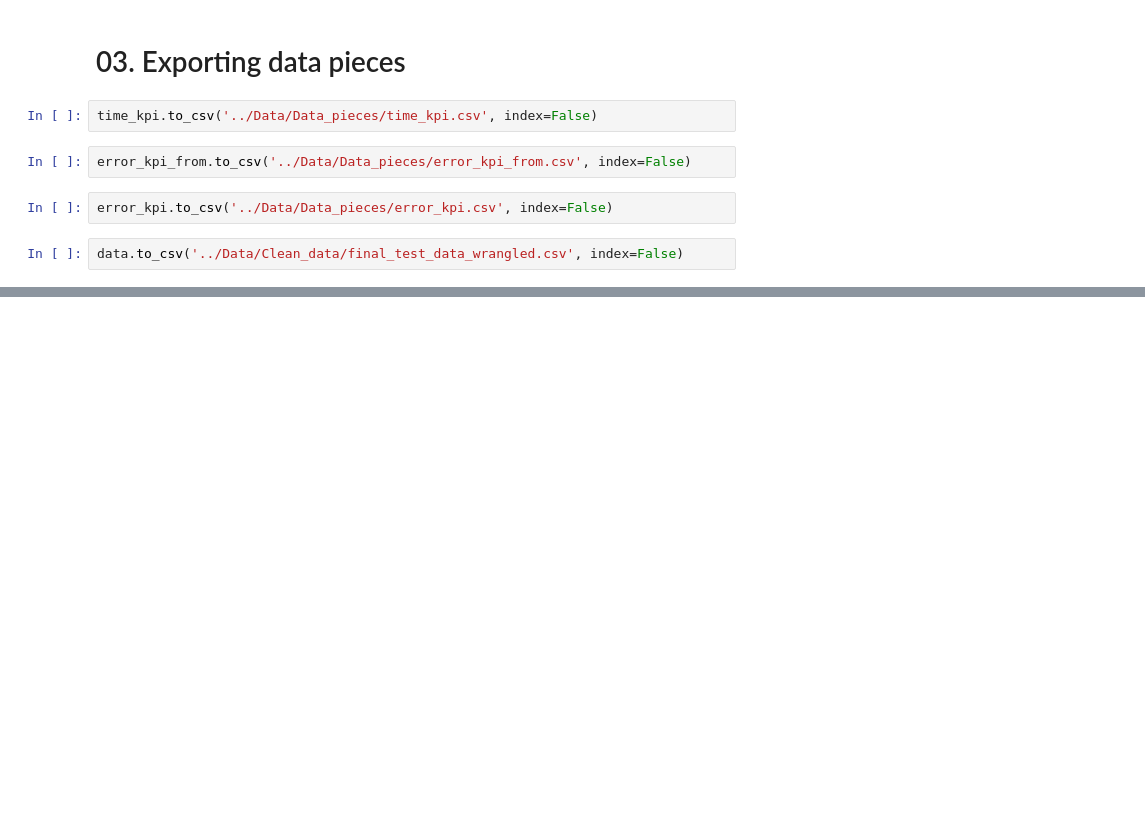
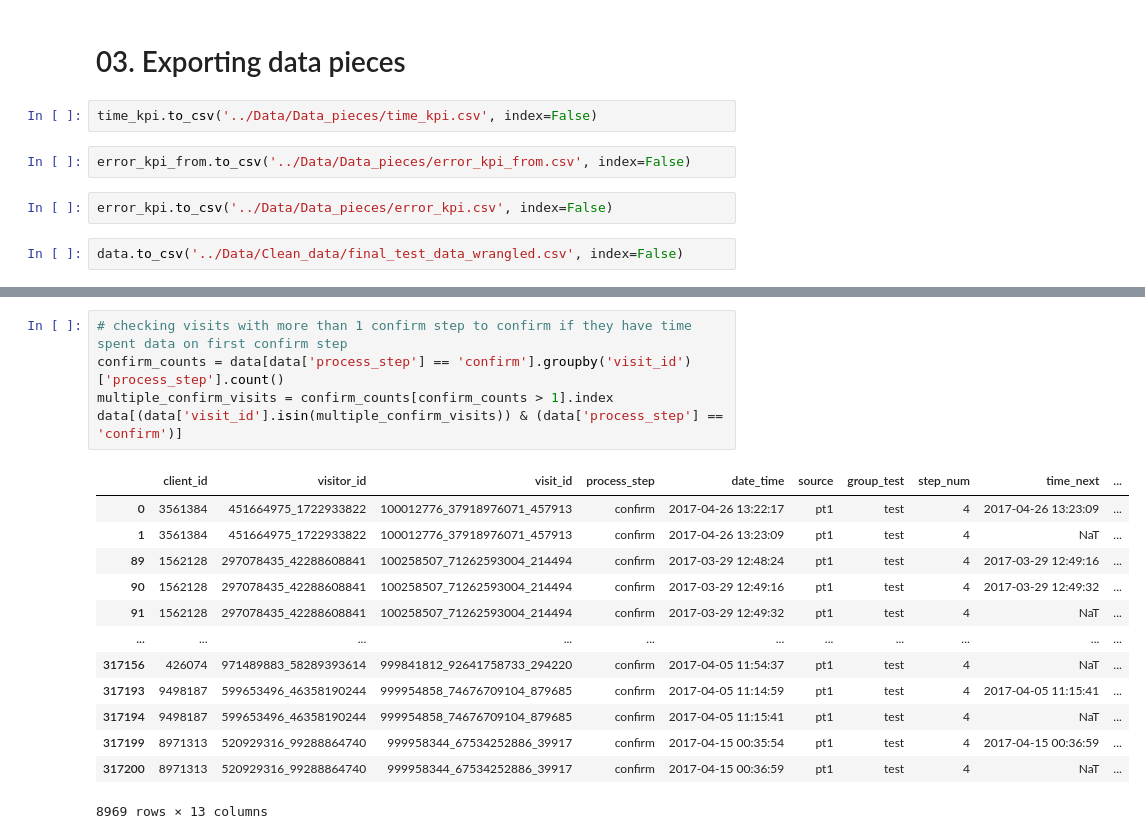
Before and after one commit to craftedbygaby/AB_testing, a Jupyter notebook: Python_script/KPI_2_3_exploration.ipynb, the cells around one changed output, grey strips where cells are left out. Saved outputs shown, nothing was run; the diff lists cells and outputs as text; blank space fills up the shorter version.

```diff
--- a/Python_script/KPI_2_3_exploration.ipynb
+++ b/Python_script/KPI_2_3_exploration.ipynb
@@ -248,0 +292,19 @@ data.to_csv('../Data/Clean_data/final_test_data_wrangled.csv', index=False)
+# %%
+# checking visits with more than 1 confirm step to confirm if they have time spent data on first confirm step
+confirm_counts = data[data['process_step'] == 'confirm'].groupby('visit_id')['process_step'].count()
+multiple_confirm_visits = confirm_counts[confirm_counts > 1].index
+data[(data['visit_id'].isin(multiple_confirm_visits)) & (data['process_step'] == 'confirm')]
+# %% [output]
+|  | client_id | visitor_id | visit_id | process_step | date_time | source | group_test | step_num | time_next | ... |
+| 0 | 3561384 | 451664975_1722933822 | 100012776_37918976071_457913 | confirm | 2017-04-26 13:22:17 | pt1 | test | 4 | 2017-04-26 13:23:09 | ... |
+| 1 | 3561384 | 451664975_1722933822 | 100012776_37918976071_457913 | confirm | 2017-04-26 13:23:09 | pt1 | test | 4 | NaT | ... |
+| 89 | 1562128 | 297078435_42288608841 | 100258507_71262593004_214494 | confirm | 2017-03-29 12:48:24 | pt1 | test | 4 | 2017-03-29 12:49:16 | ... |
+| 90 | 1562128 | 297078435_42288608841 | 100258507_71262593004_214494 | confirm | 2017-03-29 12:49:16 | pt1 | test | 4 | 2017-03-29 12:49:32 | ... |
+| 91 | 1562128 | 297078435_42288608841 | 100258507_71262593004_214494 | confirm | 2017-03-29 12:49:32 | pt1 | test | 4 | NaT | ... |
+| ... | ... | ... | ... | ... | ... | ... | ... | ... | ... | ... |
+| 317156 | 426074 | 971489883_58289393614 | 999841812_92641758733_294220 | confirm | 2017-04-05 11:54:37 | pt1 | test | 4 | NaT | ... |
+| 317193 | 9498187 | 599653496_46358190244 | 999954858_74676709104_879685 | confirm | 2017-04-05 11:14:59 | pt1 | test | 4 | 2017-04-05 11:15:41 | ... |
+| 317194 | 9498187 | 599653496_46358190244 | 999954858_74676709104_879685 | confirm | 2017-04-05 11:15:41 | pt1 | test | 4 | NaT | ... |
+| 317199 | 8971313 | 520929316_99288864740 | 999958344_67534252886_39917 | confirm | 2017-04-15 00:35:54 | pt1 | test | 4 | 2017-04-15 00:36:59 | ... |
+| 317200 | 8971313 | 520929316_99288864740 | 999958344_67534252886_39917 | confirm | 2017-04-15 00:36:59 | pt1 | test | 4 | NaT | ... |
+8969 rows × 13 columns
```
Also changed, not shown: parts of 4 cells of this notebook.
